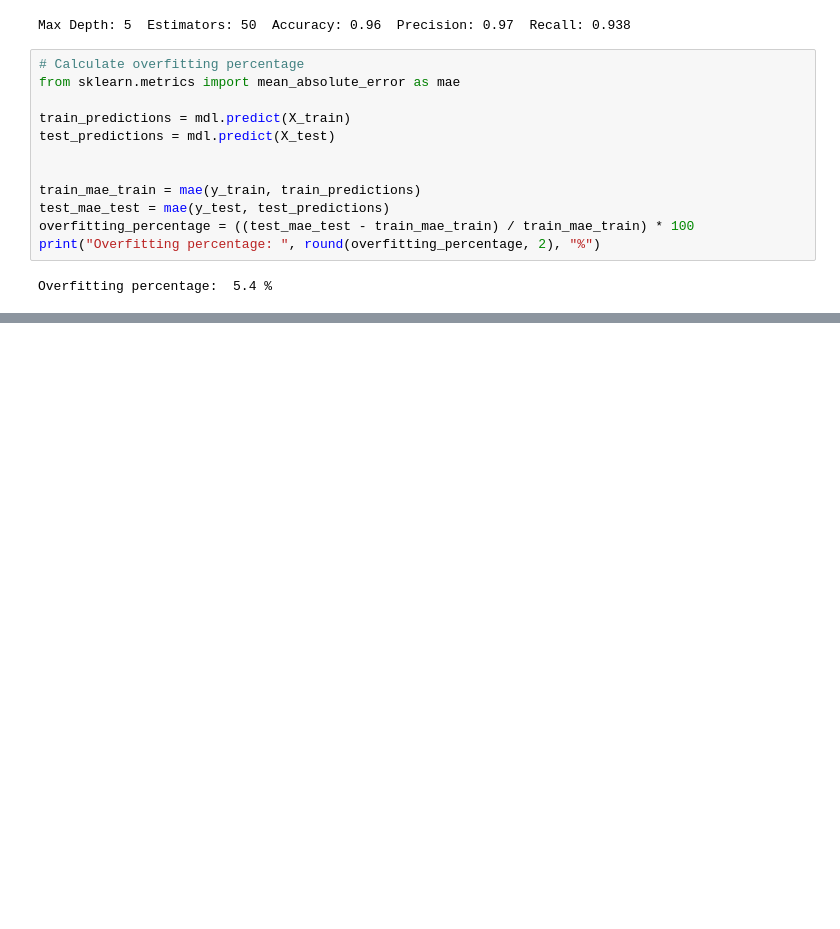
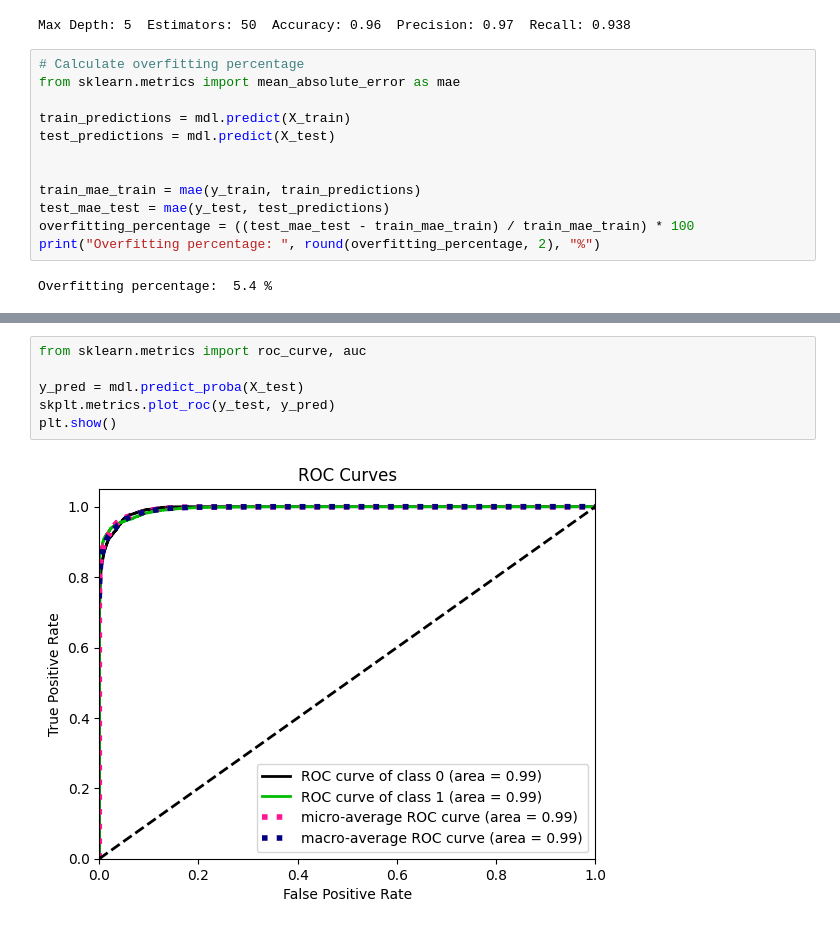
Before and after one commit to AI-School-F5-P2/Aerolinea_equipo_4, a Jupyter notebook: Notebook/testing.ipynb, the cells around one changed output, grey strips where cells are left out. Drawn from its saved outputs; the diff is of its cells as text; blank space fills up the shorter version.

Commit message:
feat(testing.ipynb): ROC and Precision-Recall  curves graphs agregated

```diff
--- a/Notebook/testing.ipynb
+++ b/Notebook/testing.ipynb
@@ -488 +487,9 @@ array([[11444,   267],
 [figure]
+# %%
+from sklearn.metrics import roc_curve, auc
+
+y_pred = mdl.predict_proba(X_test)
+skplt.metrics.plot_roc(y_test, y_pred)
+plt.show()
+# %% [output]
+[figure, added]
```
Also changed, not shown: parts of 7 cells of this notebook.
